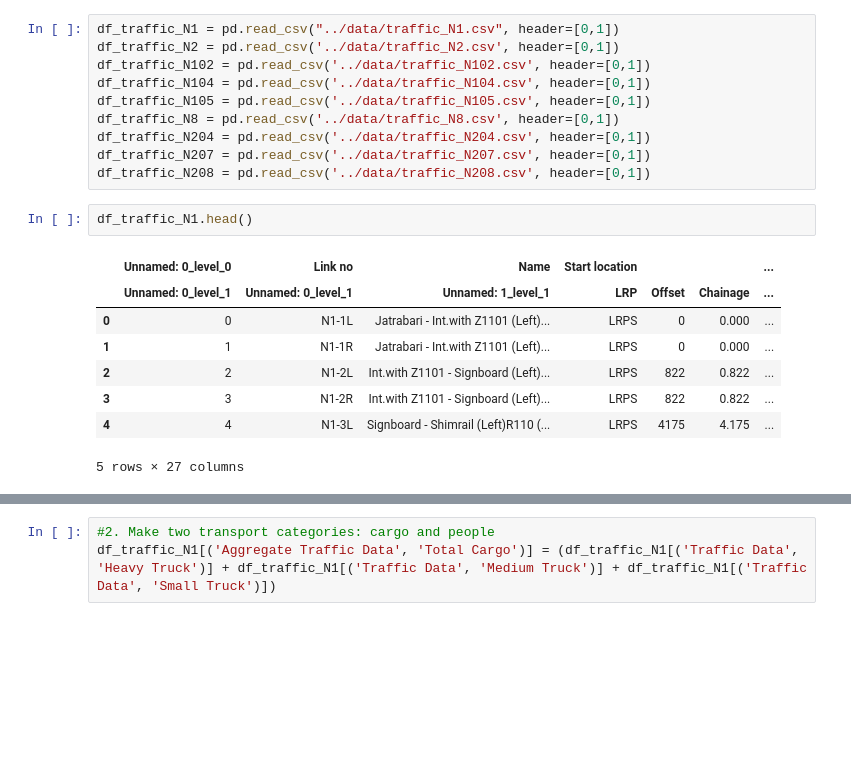
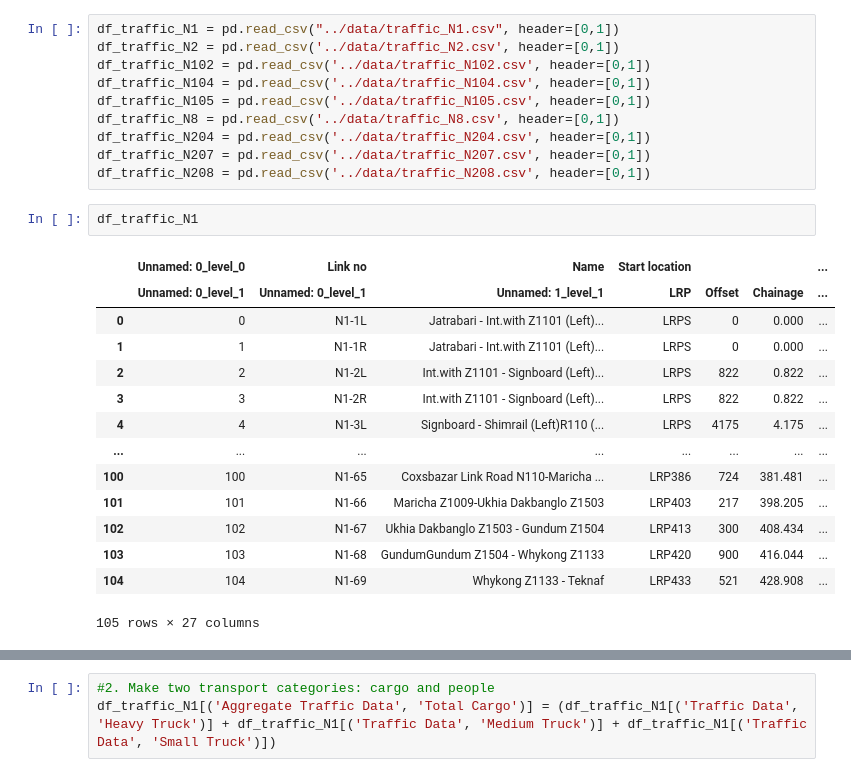
Before and after one commit to mlmoleman/EPA133A-G07-A4, a Jupyter notebook: notebooks/traffic_flows_cleaning.ipynb, the cells around one changed output, grey strips where cells are left out. Saved outputs shown, nothing was run; the diff lists cells and outputs as text; blank space fills up the shorter version.

```diff
--- a/notebooks/traffic_flows_cleaning.ipynb
+++ b/notebooks/traffic_flows_cleaning.ipynb
@@ -11,13 +11,19 @@ df_traffic_N204 = pd.read_csv('../data/traffic_N204.csv', header=[0,1])
 df_traffic_N207 = pd.read_csv('../data/traffic_N207.csv', header=[0,1])
 df_traffic_N208 = pd.read_csv('../data/traffic_N208.csv', header=[0,1])
 # %%
-df_traffic_N1.head()
+df_traffic_N1
 # %% [output]
 |  | Unnamed: 0_level_0 | Link no | Name | Start location |  |  | ... |
 |  | Unnamed: 0_level_1 | Unnamed: 0_level_1 | Unnamed: 1_level_1 | LRP | Offset | Chainage | ... |
 | 0 | 0 | N1-1L | Jatrabari - Int.with Z1101 (Left)... | LRPS | 0 | 0.000 | ... |
 | 1 | 1 | N1-1R | Jatrabari - Int.with Z1101 (Left)... | LRPS | 0 | 0.000 | ... |
 | 2 | 2 | N1-2L | Int.with Z1101 - Signboard (Left)... | LRPS | 822 | 0.822 | ... |
 | 3 | 3 | N1-2R | Int.with Z1101 - Signboard (Left)... | LRPS | 822 | 0.822 | ... |
 | 4 | 4 | N1-3L | Signboard - Shimrail (Left)R110 (... | LRPS | 4175 | 4.175 | ... |
+| ... | ... | ... | ... | ... | ... | ... | ... |
+| 100 | 100 | N1-65 | Coxsbazar Link Road N110-Maricha ... | LRP386 | 724 | 381.481 | ... |
+| 101 | 101 | N1-66 | Maricha Z1009-Ukhia Dakbanglo Z1503 | LRP403 | 217 | 398.205 | ... |
+| 102 | 102 | N1-67 | Ukhia Dakbanglo Z1503 - Gundum Z1504 | LRP413 | 300 | 408.434 | ... |
+| 103 | 103 | N1-68 | GundumGundum Z1504 - Whykong Z1133 | LRP420 | 900 | 416.044 | ... |
+| 104 | 104 | N1-69 | Whykong Z1133 - Teknaf | LRP433 | 521 | 428.908 | ... |
-5 rows × 27 columns
+105 rows × 27 columns
```
Also changed, not shown: parts of 36 cells of this notebook, 4 other files.
